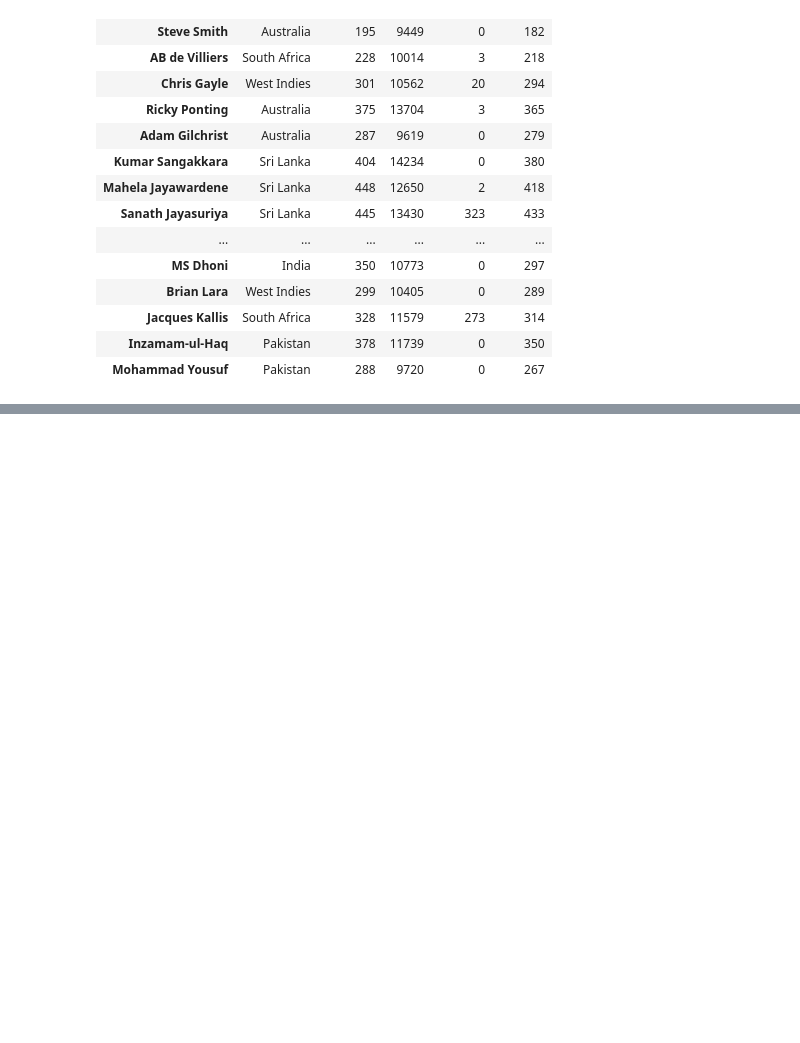
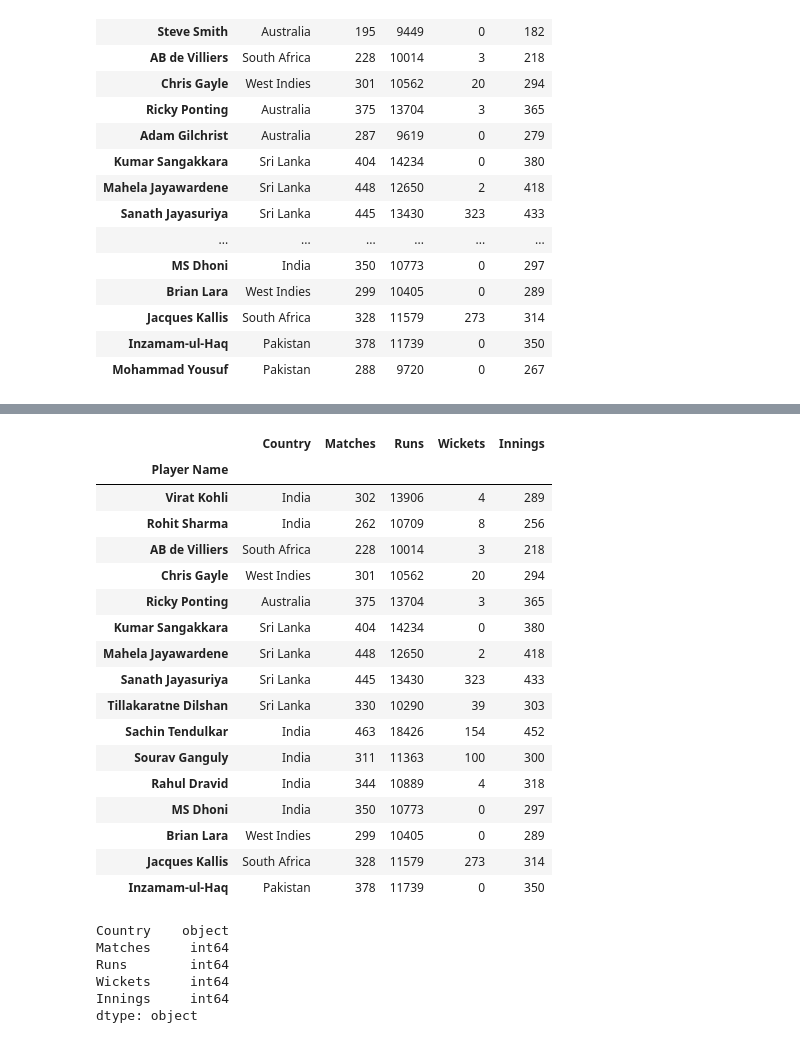
Before and after one commit to chaudharymanish6930/Data-Science, a Jupyter notebook: 05_Beginning/33_Query().ipynb, the cells around one changed output, grey strips where cells are left out. Cells and saved outputs as stored; diff of their text form; code cells hidden in the pictures; blank space fills up the shorter version.

```diff
--- a/05_Beginning/33_Query().ipynb
+++ b/05_Beginning/33_Query().ipynb
@@ -81,0 +154,23 @@ TypeError: '>' not supported between instances of 'list' and 'int'
+# %%
+# this is also boolean slicing
+# df[(df["Runs"/10]>1000)]
+df[(df["Runs"] / 10) > 1000]
+# %% [output]
+|  | Country | Matches | Runs | Wickets | Innings |
+| Player Name |  |  |  |  |  |
+| Virat Kohli | India | 302 | 13906 | 4 | 289 |
+| Rohit Sharma | India | 262 | 10709 | 8 | 256 |
+| AB de Villiers | South Africa | 228 | 10014 | 3 | 218 |
+| Chris Gayle | West Indies | 301 | 10562 | 20 | 294 |
+| Ricky Ponting | Australia | 375 | 13704 | 3 | 365 |
+| Kumar Sangakkara | Sri Lanka | 404 | 14234 | 0 | 380 |
+| Mahela Jayawardene | Sri Lanka | 448 | 12650 | 2 | 418 |
+| Sanath Jayasuriya | Sri Lanka | 445 | 13430 | 323 | 433 |
+| Tillakaratne Dilshan | Sri Lanka | 330 | 10290 | 39 | 303 |
+| Sachin Tendulkar | India | 463 | 18426 | 154 | 452 |
+| Sourav Ganguly | India | 311 | 11363 | 100 | 300 |
+| Rahul Dravid | India | 344 | 10889 | 4 | 318 |
+| MS Dhoni | India | 350 | 10773 | 0 | 297 |
+| Brian Lara | West Indies | 299 | 10405 | 0 | 289 |
+| Jacques Kallis | South Africa | 328 | 11579 | 273 | 314 |
+| Inzamam-ul-Haq | Pakistan | 378 | 11739 | 0 | 350 |
@@ -81,0 +181,9 @@ TypeError: '>' not supported between instances of 'list' and 'int'
+# %%
+df.dtypes
+# %% [output]
+Country    object
+Matches     int64
+Runs        int64
+Wickets     int64
+Innings     int64
+dtype: object
```
Also changed, not shown: parts of 6 cells of this notebook.
